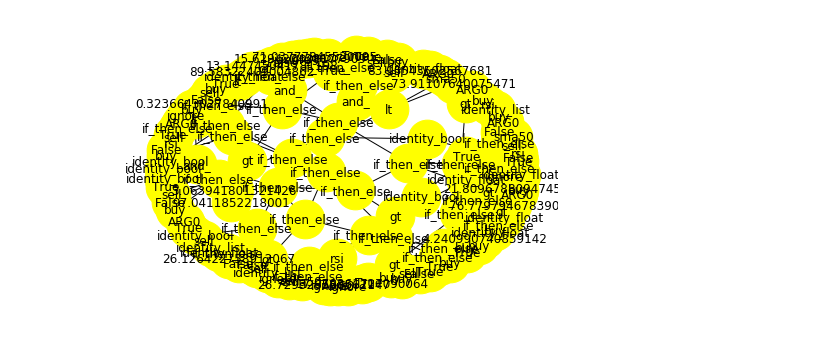
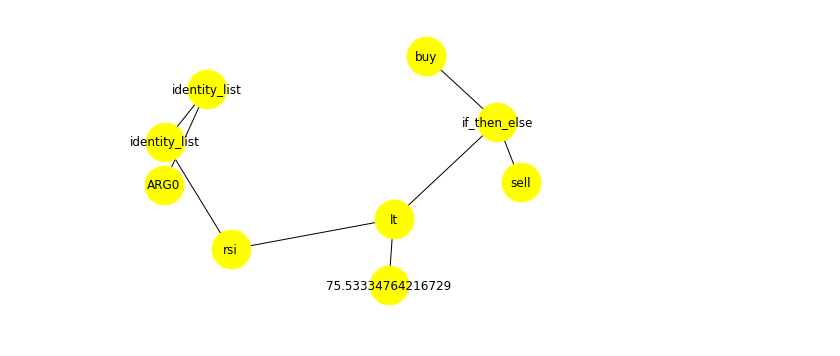
Before and after one commit to IntelligentTrading/science, a Jupyter notebook: genetic_algorithms/experiment_browser.ipynb, the cells around one changed output. Cells and saved outputs as stored; diff of their text form; code cells hidden in the pictures.

```diff
--- a/genetic_algorithms/experiment_browser.ipynb
+++ b/genetic_algorithms/experiment_browser.ipynb
@@ -28,7 +28,7 @@ df
 # %%
 from chart_plotter import draw_tree
 %matplotlib inline
-draw_tree(df.iloc[3].individual)
+draw_tree(df.iloc[0].individual)
 # %% [output]
-[figure, old version]
+[figure, new version]
 # %%
```
Also changed, not shown: parts of 6 cells of this notebook, 2 other files.
